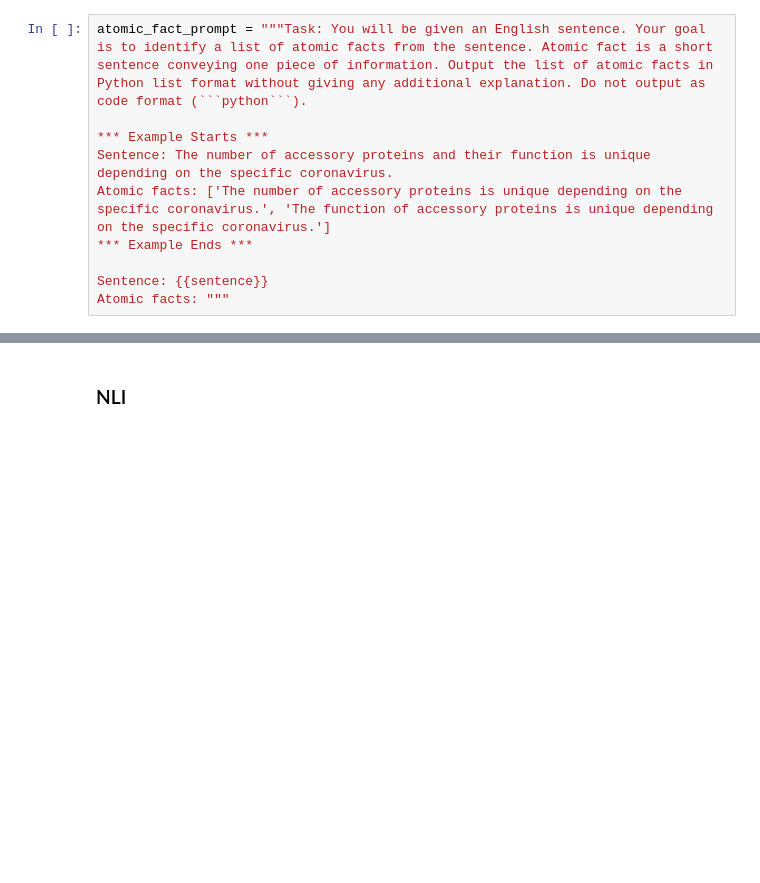
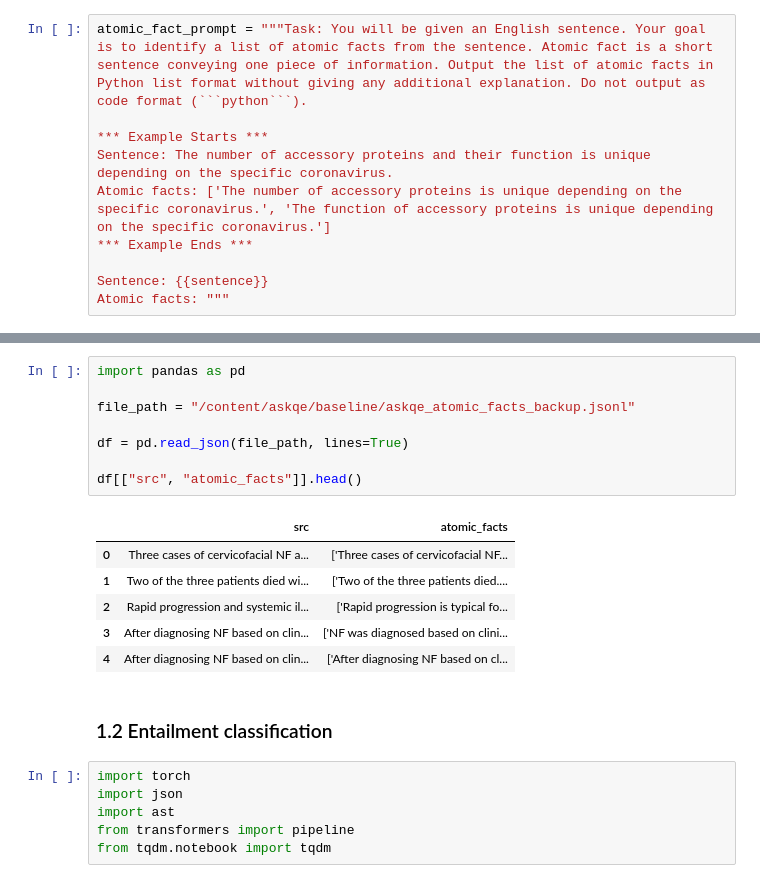
Before and after one commit to annanasnas/askqe, a Jupyter notebook: baseline.ipynb, the cells around one changed output, grey strips where cells are left out. Saved outputs shown, nothing was run; the diff lists cells and outputs as text; blank space fills up the shorter version.

Commit message:
Entailment classification

```diff
--- a/baseline.ipynb
+++ b/baseline.ipynb
@@ -95,5 +106,26 @@ with open(output_file, "w", encoding="utf-8") as f:
 Device set to use cuda
 Starting generation of 128 samples...
 Saving...
-# %% [markdown]
-### NLI
+# %%
+import pandas as pd
+
+file_path = "/content/askqe/baseline/askqe_atomic_facts_backup.jsonl"
+
+df = pd.read_json(file_path, lines=True)
+
+df[["src", "atomic_facts"]].head()
+# %% [output]
+|  | src | atomic_facts |
+| 0 | Three cases of cervicofacial NF a... | ['Three cases of cervicofacial NF... |
+| 1 | Two of the three patients died wi... | ['Two of the three patients died.... |
+| 2 | Rapid progression and systemic il... | ['Rapid progression is typical fo... |
+| 3 | After diagnosing NF based on clin... | ['NF was diagnosed based on clini... |
+| 4 | After diagnosing NF based on clin... | ['After diagnosing NF based on cl... |
+# %% [markdown]
+### 1.2 Entailment classification
+# %%
+import torch
+import json
+import ast
+from transformers import pipeline
+from tqdm.notebook import tqdm
```
Also changed, not shown: parts of 9 cells of this notebook.
